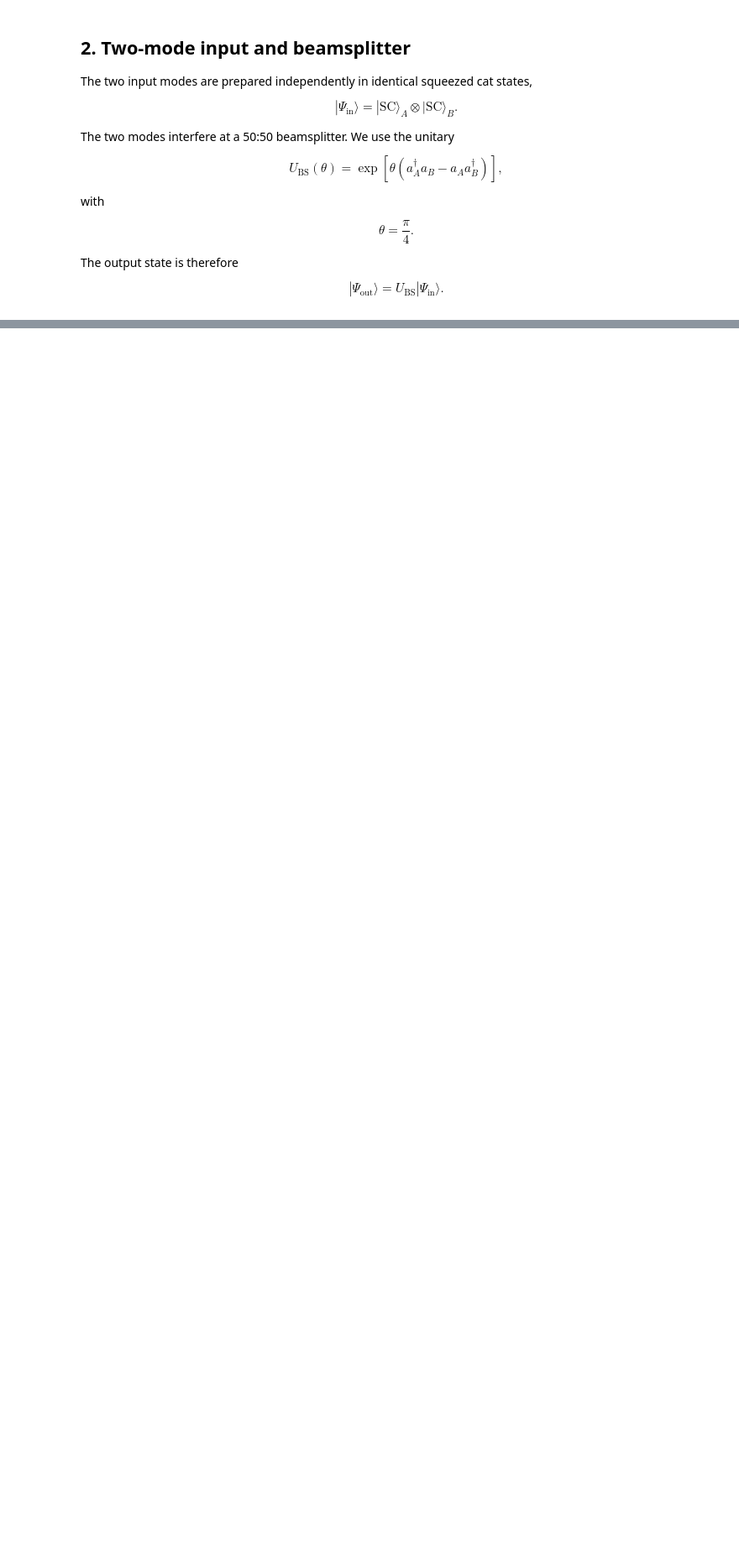
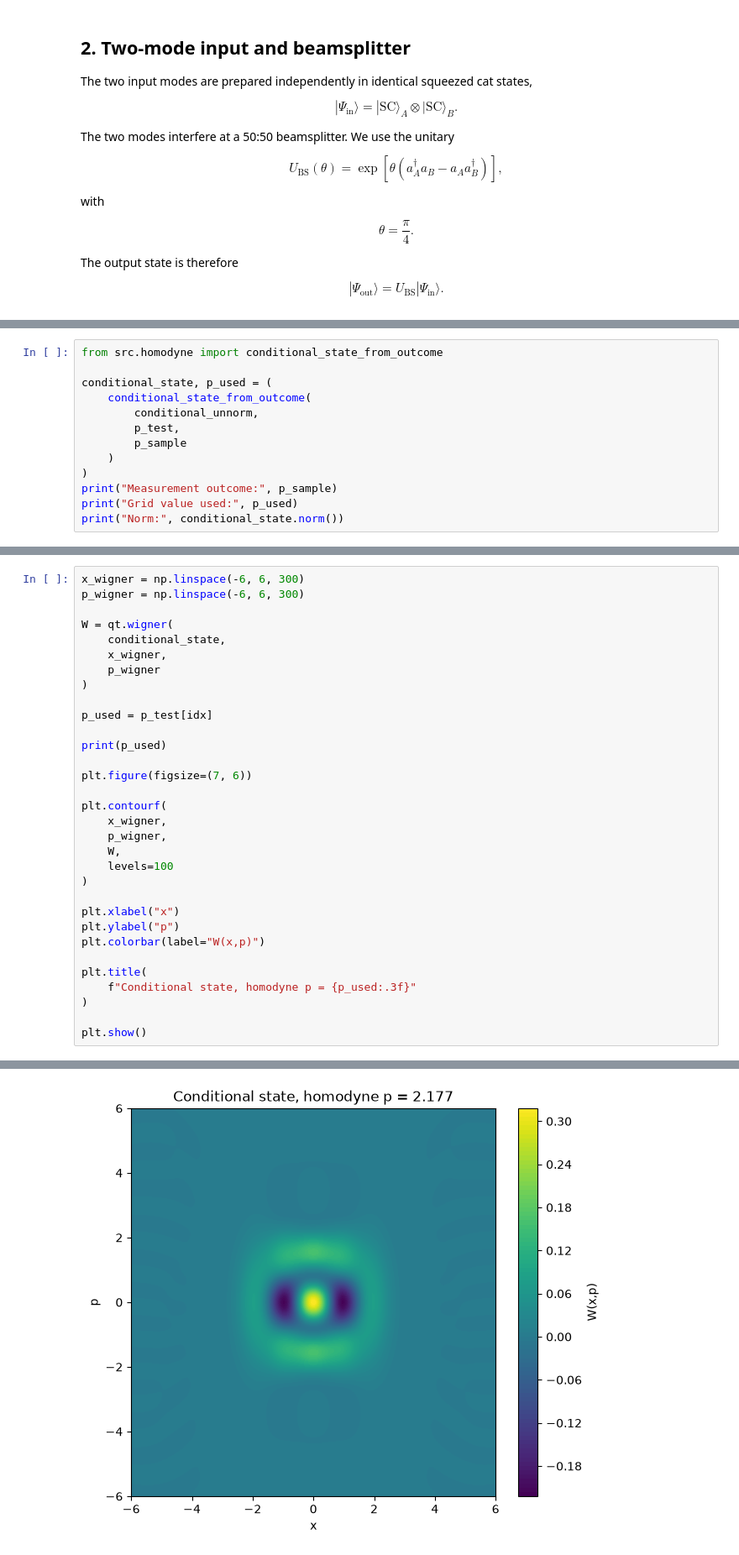
Before and after one commit to ksarguroh/cat-breeding-simulation, a Jupyter notebook: notebooks/cat_breeding.ipynb, the cells around one changed output, grey strips where cells are left out. Shown at 84% size. Cells and saved outputs as stored; diff of their text form; blank space fills up the shorter version.

```diff
--- a/notebooks/cat_breeding.ipynb
+++ b/notebooks/cat_breeding.ipynb
@@ -83,0 +214,13 @@ print("Output norm:", psi_out.norm())
+# %%
+from src.homodyne import conditional_state_from_outcome
+
+conditional_state, p_used = (
+    conditional_state_from_outcome(
+        conditional_unnorm,
+        p_test,
+        p_sample
+    )
+)
+print("Measurement outcome:", p_sample)
+print("Grid value used:", p_used)
+print("Norm:", conditional_state.norm())
@@ -83,0 +243,33 @@ print("Output norm:", psi_out.norm())
+# %%
+x_wigner = np.linspace(-6, 6, 300)
+p_wigner = np.linspace(-6, 6, 300)
+
+W = qt.wigner(
+    conditional_state,
+    x_wigner,
+    p_wigner
+)
+
+p_used = p_test[idx]
+
+print(p_used)
+
+plt.figure(figsize=(7, 6))
+
+plt.contourf(
+    x_wigner,
+    p_wigner,
+    W,
+    levels=100
+)
+
+plt.xlabel("x")
+plt.ylabel("p")
+plt.colorbar(label="W(x,p)")
+
+plt.title(
+    f"Conditional state, homodyne p = {p_used:.3f}"
+)
+
+plt.show()
+# %% [output]
@@ -83,0 +277 @@ print("Output norm:", psi_out.norm())
+[figure, added]
```
Also changed, not shown: parts of 14 cells of this notebook, 1 other file.
